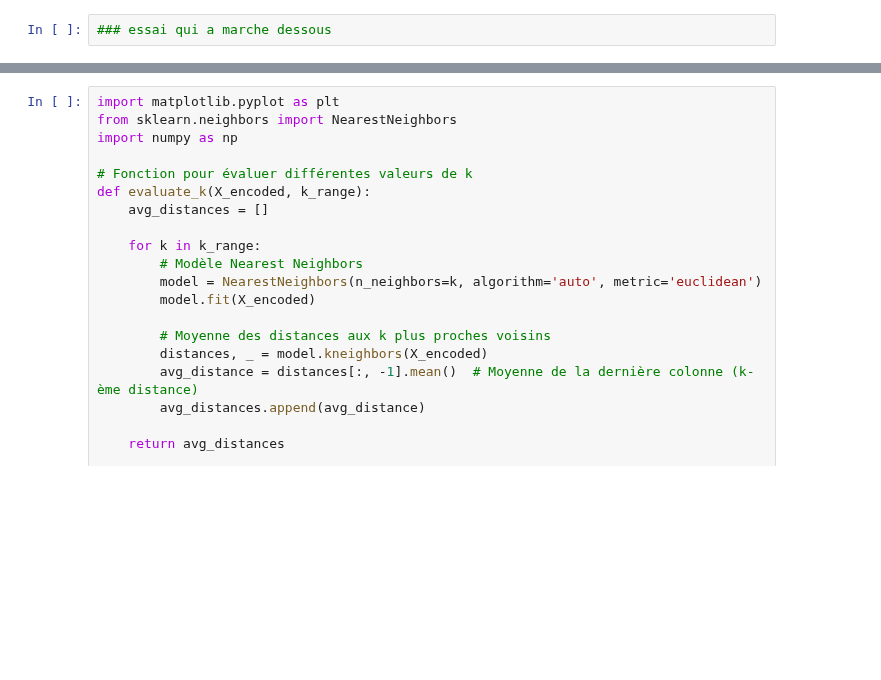
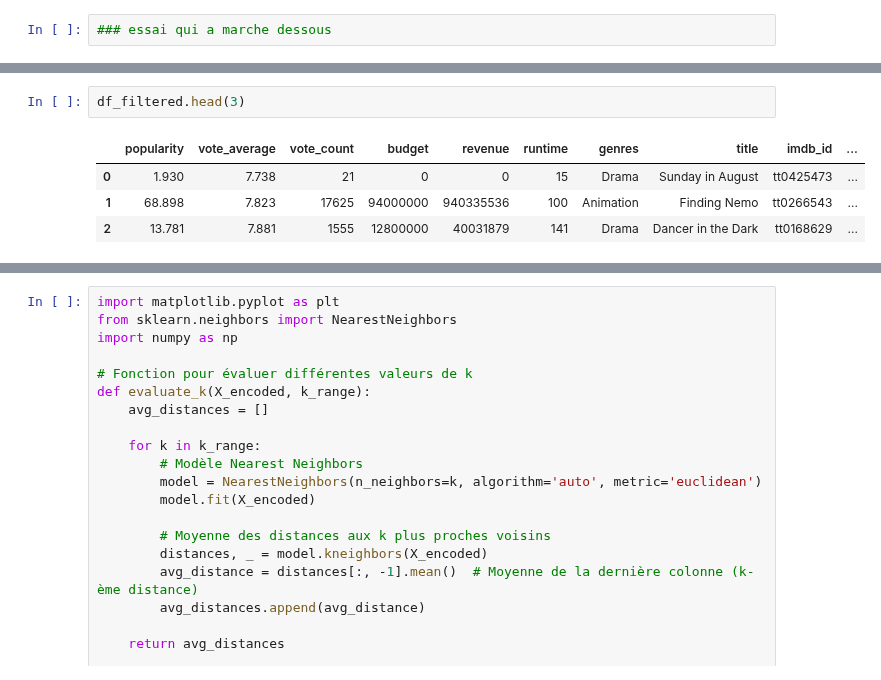
Before and after one commit to aurelieDANIEL2003/projet2_AAA, a Jupyter notebook: Recommendation_a.ipynb, the cells around one changed output, grey strips where cells are left out. Cells and saved outputs as stored; diff of their text form; blank space fills up the shorter version.

```diff
--- a/Recommendation_a.ipynb
+++ b/Recommendation_a.ipynb
@@ -355,0 +160,7 @@ films_similaires3('Avatar', df_filtered_actor, df_tmdb)
+# %%
+df_filtered.head(3)
+# %% [output]
+|  | popularity | vote_average | vote_count | budget | revenue | runtime | genres | title | imdb_id | ... |
+| 0 | 1.930 | 7.738 | 21 | 0 | 0 | 15 | Drama | Sunday in August | tt0425473 | ... |
+| 1 | 68.898 | 7.823 | 17625 | 94000000 | 940335536 | 100 | Animation | Finding Nemo | tt0266543 | ... |
+| 2 | 13.781 | 7.881 | 1555 | 12800000 | 40031879 | 141 | Drama | Dancer in the Dark | tt0168629 | ... |
```
Also changed, not shown: parts of 11 cells of this notebook, 2 other files.
